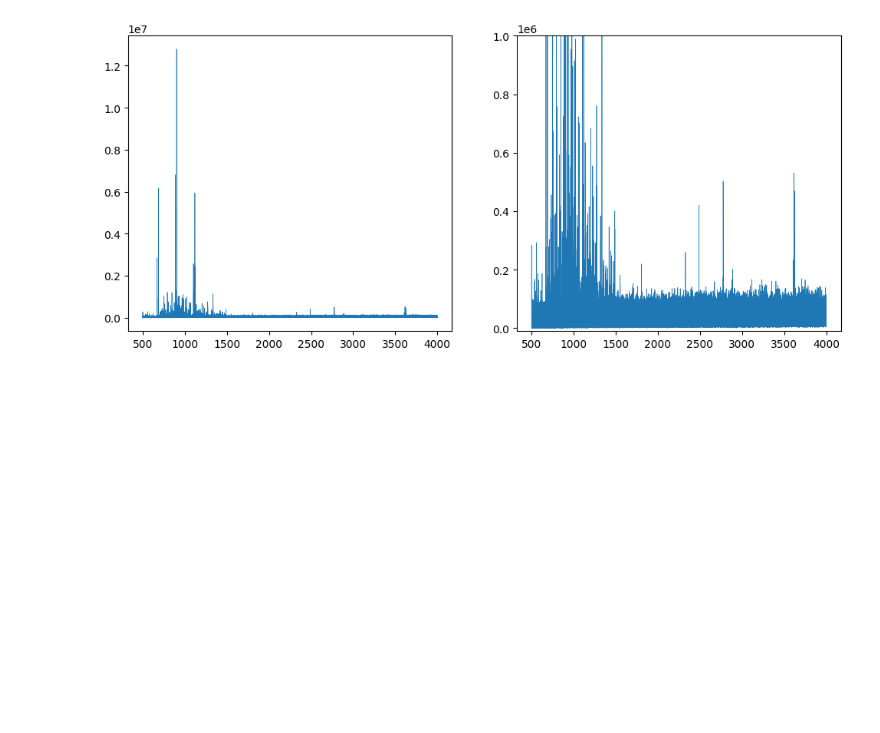
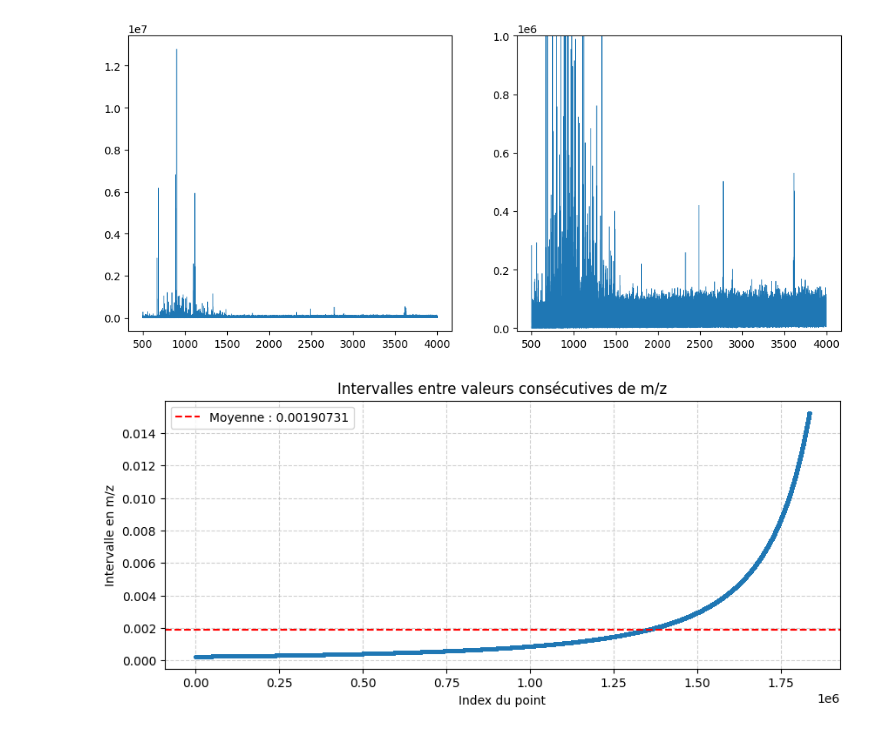
Before and after one commit to Protactinium92/SugarMALDI, a Jupyter notebook: src/spectre.ipynb, the cells around one changed output. Cells and saved outputs as stored; diff of their text form; code cells hidden in the pictures; blank space fills up the shorter version.

```diff
--- a/src/spectre.ipynb
+++ b/src/spectre.ipynb
@@ -280,3 +281,21 @@ fig.show()
 # %% [output]
 FigureCanvasAgg is non-interactive, and thus cannot be shown
 [figure]
+# %%
+x_all = spectr_0['m/z'].to_numpy()
+
+# Calcul des intervalles
+intervals = np.diff(x_all)
+
+# Tracé des intervalles
+plt.figure(figsize=(10, 4))
+plt.plot(intervals, "o-", markersize=2, linewidth=0.5)
+plt.axhline(y=np.mean(intervals), color="r", linestyle="--", label=f"Moyenne : {np.mean(intervals):.8f}")
+plt.xlabel("Index du point")
+plt.ylabel("Intervalle en m/z")
+plt.title("Intervalles entre valeurs consécutives de m/z")
+plt.legend()
+plt.grid(True, linestyle="--", alpha=0.6)
+plt.show()
+# %% [output]
+[figure, added]
```
Also changed, not shown: parts of 4 cells of this notebook, 4 other files.
